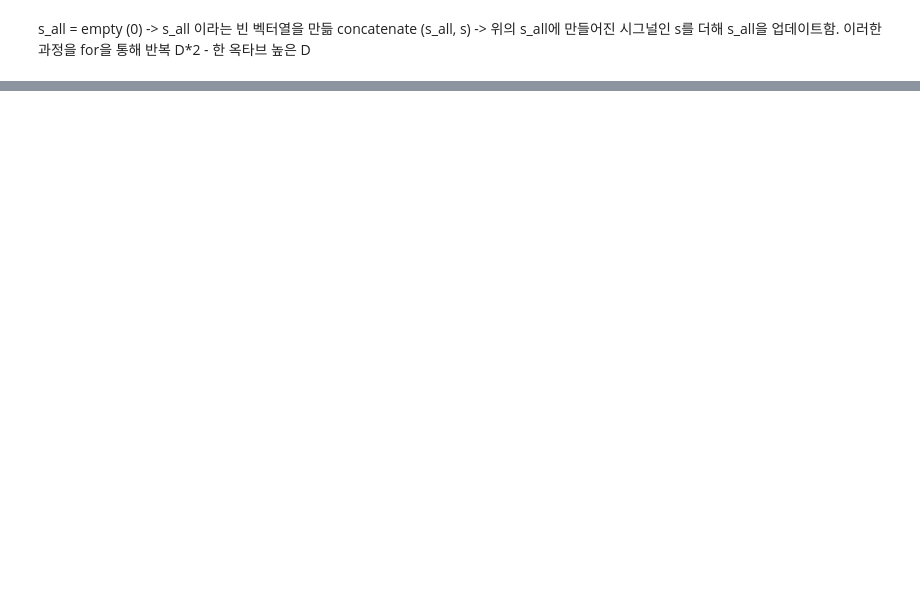
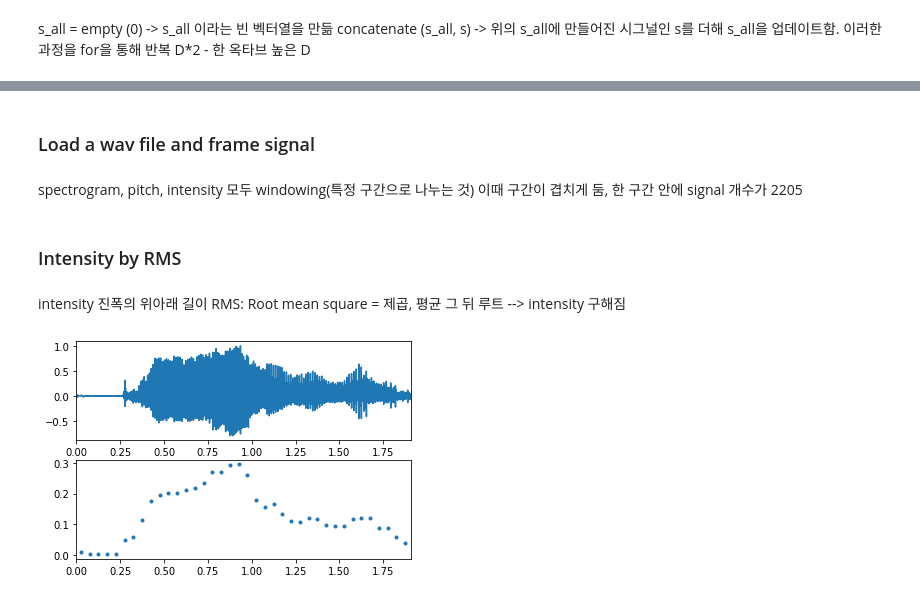
Before and after one commit to hjae0520/class2021Fall, a Jupyter notebook: sound.ipynb, the cells around one changed output, grey strips where cells are left out. Saved outputs shown, nothing was run; the diff lists cells and outputs as text; code cells hidden in the pictures; blank space fills up the shorter version.

```diff
--- a/sound.ipynb
+++ b/sound.ipynb
@@ -131,0 +160,38 @@ ipd.Audio(s_all, rate=sr)
+# %% [markdown]
+### Load a wav file and frame signal
+# %% [markdown]
+spectrogram, pitch, intensity 모두 windowing(특정 구간으로 나누는 것)
+이때 구간이 겹치게 둠, 한 구간 안에 signal 개수가 2205
+# %%
+from scipy.io import wavfile
+sr, s = wavfile.read('a.wav')
+
+s = s/np.max(np.abs(s)) # -1 ~ 1
+t = np.arange(1, len(s)+1)/sr # 시간
+
+win_size = 0.05
+win_step = 0.05
+
+frames = frame_signal(s, sr, win_size, win_step)  # frames (38, 2205): 옆으로 가면서 만들어진 window의 개수(38), 한 윈도우 안에 signal이 2205개
+framesT = np.arange(frames.shape[0]) * win_step + win_size/2  # 각 window 37번째까지 *  win_step = 각 window들의 시간정보, + win_size/2 = 너무 축에 붙어있지 않게 하기 위함
+
+ipd.Audio(s, rate=sr)
+# %% [markdown]
+### Intensity by RMS
+# %% [markdown]
+intensity 진폭의 위아래 길이
+RMS: Root mean square = 제곱, 평균 그 뒤 루트 --> intensity 구해짐
+# %%
+amp = []
+for frame in frames:
+  amp.append(np.sqrt(np.mean(frame**2)))
+
+plt.subplot(2,1,1)
+plt.plot(t, s)
+plt.xlim([0, t[-1]])
+plt.subplot(2,1,2)
+plt.plot(framesT, amp, '.')
+plt.xlim([0, t[-1]])
+plt.show()
+# %% [output]
+[figure, added]
```
Also changed, not shown: parts of 3 cells of this notebook.
